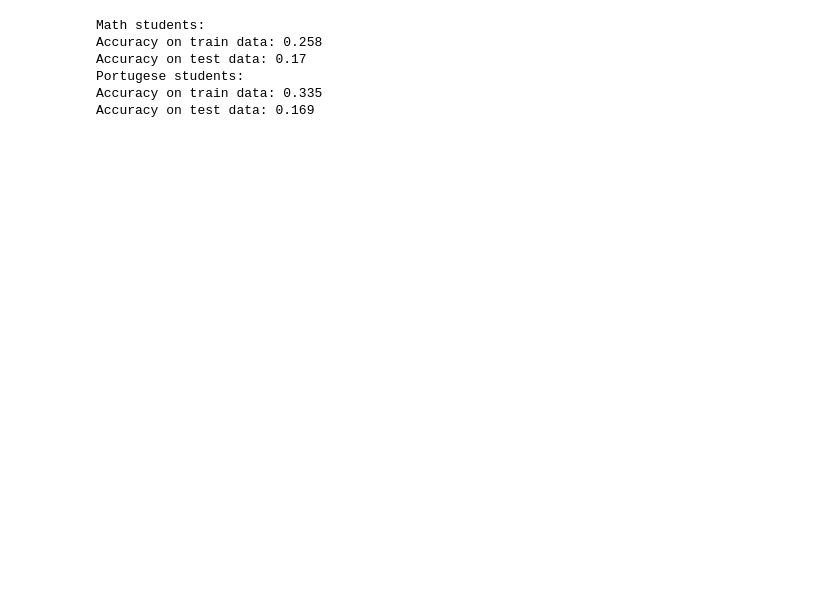
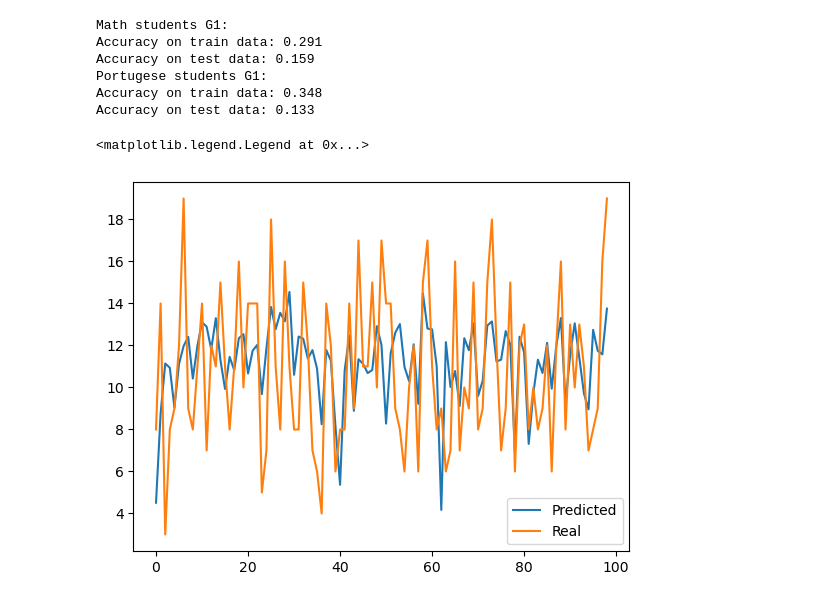
Before and after one commit to listens-to-spotify/predicting_students_grades, a Jupyter notebook: ML/Linear_Regression.ipynb, the cells around one changed output. Drawn from its saved outputs; the diff is of its cells as text; code cells hidden in the pictures; blank space fills up the shorter version.

```diff
--- a/ML/Linear_Regression.ipynb
+++ b/ML/Linear_Regression.ipynb
@@ -10,13 +10,13 @@ port = pd.read_csv('../data/port_for_ML.csv')
 # %%
 from sklearn.model_selection import train_test_split
 Xm = np.array(math[math.columns.tolist()[0:-3]])
-ym = np.array(math[['G1', 'G2', 'G3']])
+ym = np.array(math[['G1']])
 
 Xm_train, Xm_test, ym_train, ym_test = train_test_split(Xm, ym, random_state=42)
 
 
 Xp = np.array(port[port.columns.tolist()[0:-3]])
-yp = np.array(port[['G1', 'G2', 'G3']])
+yp = np.array(port[['G1']])
 
 Xp_train, Xp_test, yp_train, yp_test = train_test_split(Xp, yp, random_state=42)
 # %%
@@ -28,15 +28,25 @@ from sklearn.linear_model import LinearRegression
 LRm = LinearRegression().fit(Xm_train, ym_train)
 LRp = LinearRegression().fit(Xp_train, yp_train)
 
-print('Math students:')
+print('Math students G1:')
 score(LRm, Xm_train, Xm_test, ym_train, ym_test)
 
-print('Portugese students:')
+print('Portugese students G1:')
 score(LRp, Xp_train, Xp_test, yp_train, yp_test)
 # %% [output]
-Math students:
-Accuracy on train data: 0.258
-Accuracy on test data: 0.17
-Portugese students:
-Accuracy on train data: 0.335
-Accuracy on test data: 0.169
+Math students G1:
+Accuracy on train data: 0.291
+Accuracy on test data: 0.159
+Portugese students G1:
+Accuracy on train data: 0.348
+Accuracy on test data: 0.133
+# %%
+x = range(0, len(ym_test))
+y1 = LRm.predict(Xm_test)
+y2 = ym_test
+plt.plot(x, y1, label='Predicted')
+plt.plot(x, y2, label='Real')
+plt.legend()
+# %% [output]
+<matplotlib.legend.Legend at 0x...>
+[figure, added]
```
Also changed, not shown: 1 other file.
